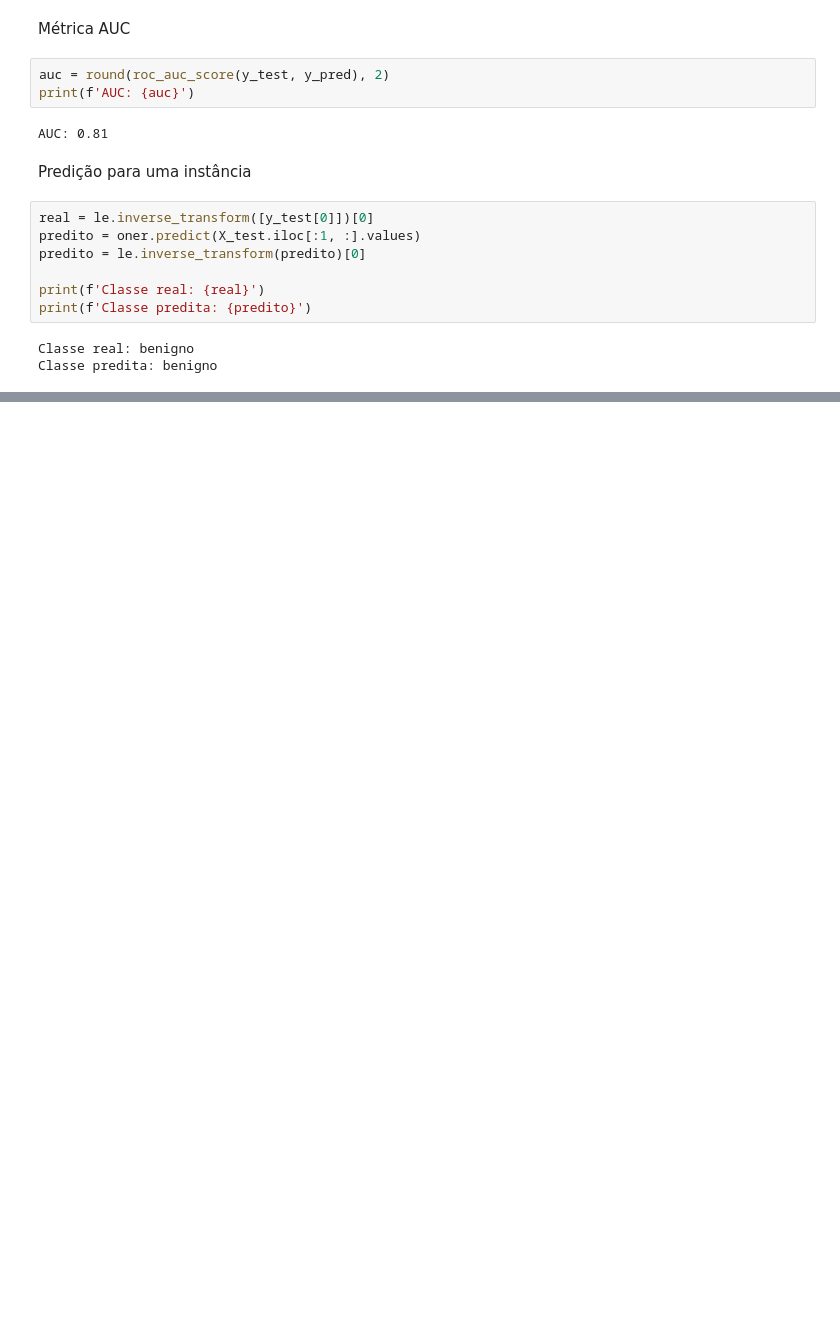
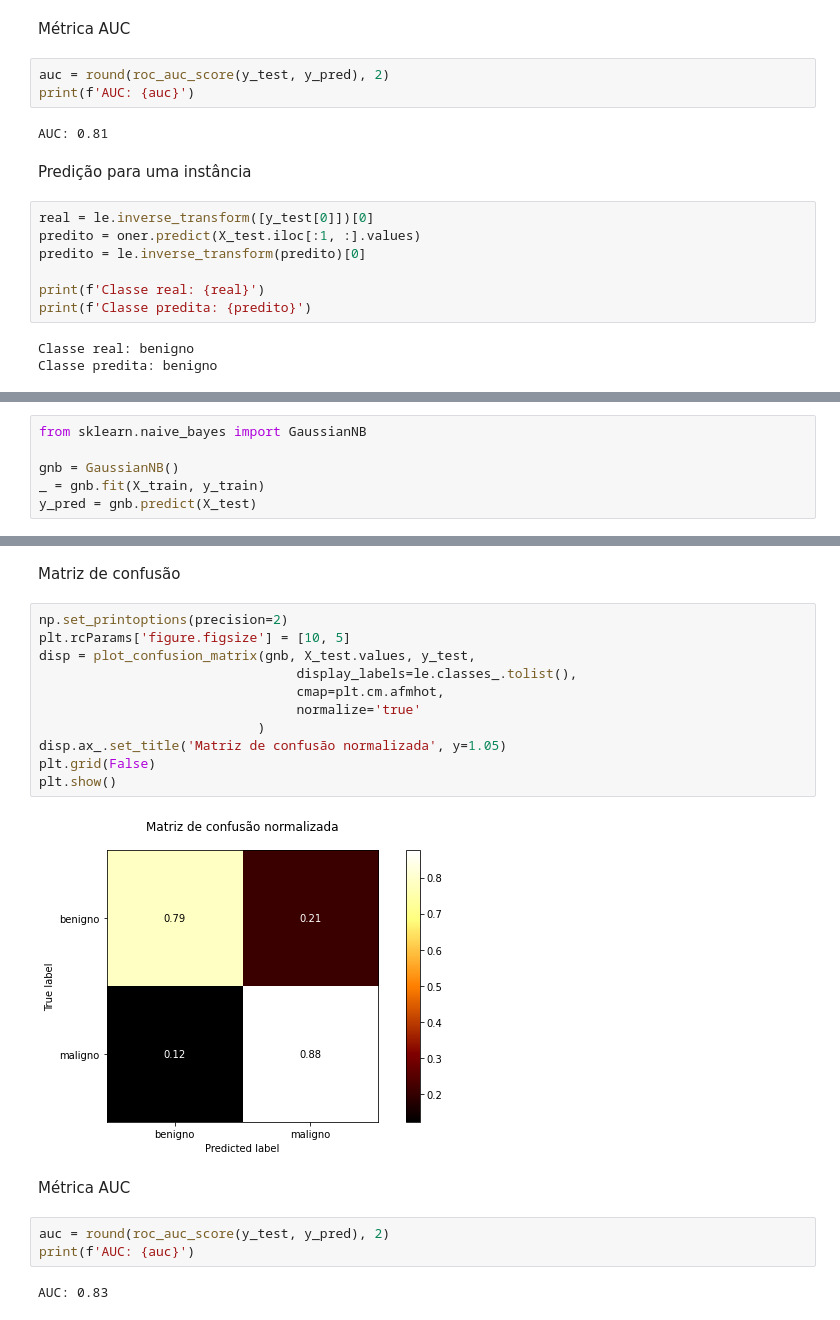
Before and after one commit to LilianeAquino/introducao_mineracao_de_dados, a Jupyter notebook: 05_classificacao_dos_dados.ipynb, the cells around one changed output, grey strips where cells are left out. Saved outputs shown, nothing was run; the diff lists cells and outputs as text; blank space fills up the shorter version.

```diff
--- a/05_classificacao_dos_dados.ipynb
+++ b/05_classificacao_dos_dados.ipynb
@@ -460,0 +465,6 @@ Classe predita: benigno
+# %%
+from sklearn.naive_bayes import GaussianNB
+
+gnb = GaussianNB()
+_ = gnb.fit(X_train, y_train)
+y_pred = gnb.predict(X_test)
@@ -460,0 +493,22 @@ Classe predita: benigno
+# %% [markdown]
+Matriz de confusão
+# %%
+np.set_printoptions(precision=2)
+plt.rcParams['figure.figsize'] = [10, 5]
+disp = plot_confusion_matrix(gnb, X_test.values, y_test,
+                                 display_labels=le.classes_.tolist(),
+                                 cmap=plt.cm.afmhot,
+                                 normalize='true'
+                            )
+disp.ax_.set_title('Matriz de confusão normalizada', y=1.05)
+plt.grid(False)
+plt.show()
+# %% [output]
+[figure, added]
+# %% [markdown]
+Métrica AUC
+# %%
+auc = round(roc_auc_score(y_test, y_pred), 2)
+print(f'AUC: {auc}')
+# %% [output]
+AUC: 0.83
```
Also changed, not shown: parts of 16 cells of this notebook.
